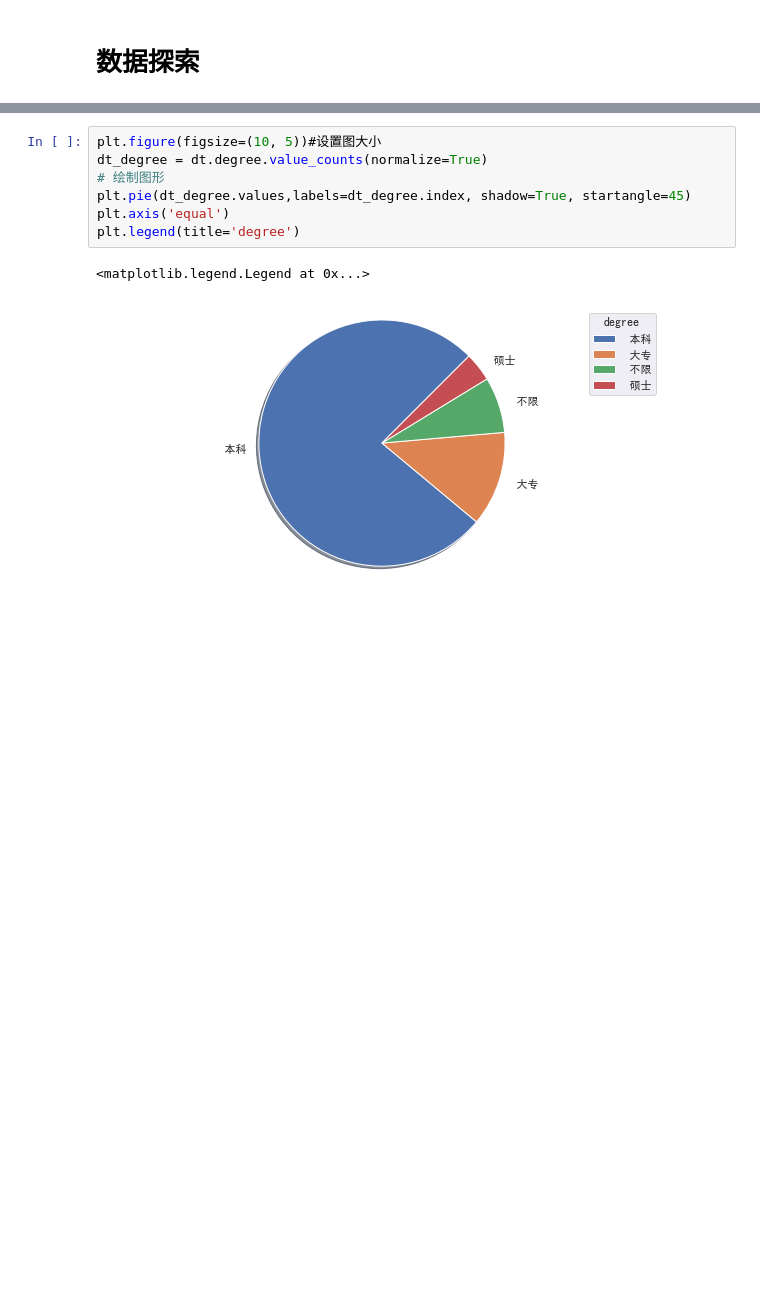
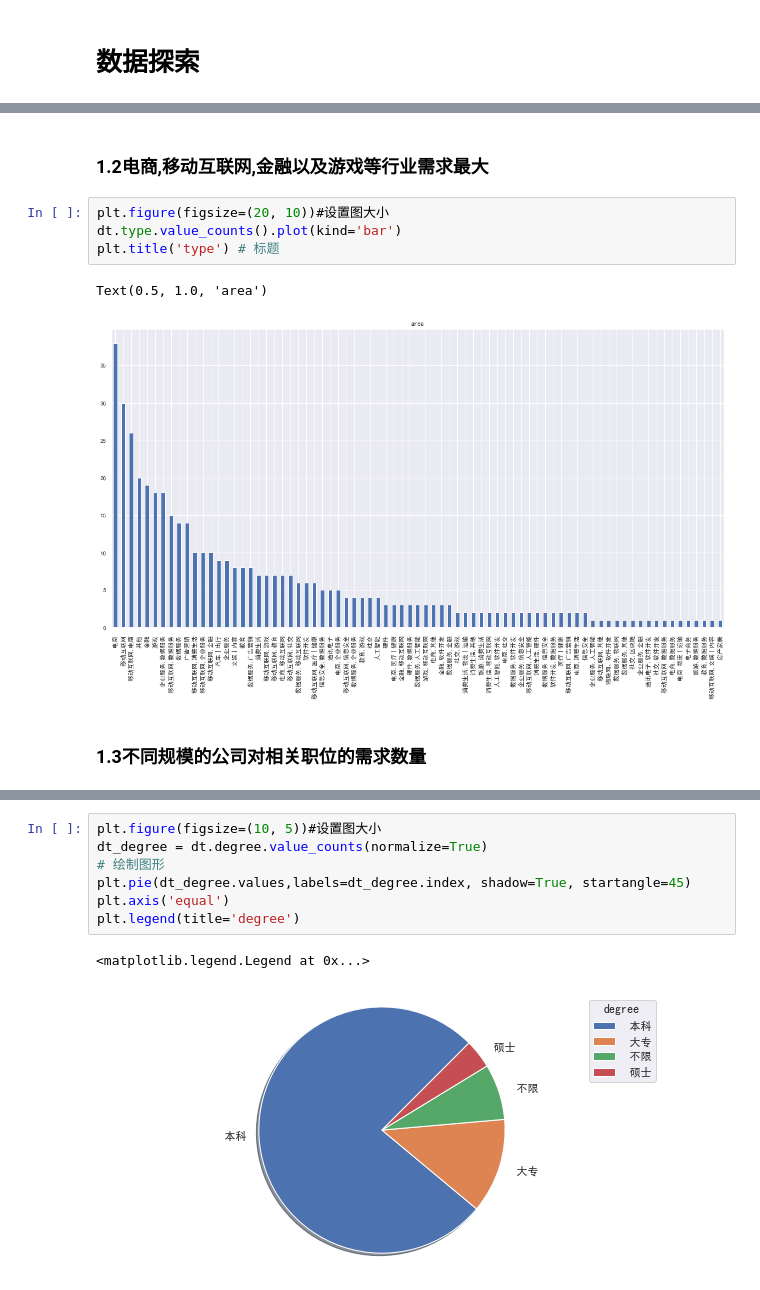
Before and after one commit to jeffcc6860/lagou, a Jupyter notebook: lagou_data.ipynb, the cells around one changed output, grey strips where cells are left out. Cells and saved outputs as stored; diff of their text form; blank space fills up the shorter version.

```diff
--- a/lagou_data.ipynb
+++ b/lagou_data.ipynb
@@ -46,0 +61,11 @@ dt.head()
+# %% [markdown]
+### 1.2电商,移动互联网,金融以及游戏等行业需求最大
+# %%
+plt.figure(figsize=(20, 10))#设置图大小
+dt.type.value_counts().plot(kind='bar')
+plt.title('type') # 标题
+# %% [output]
+Text(0.5, 1.0, 'area')
+[figure, added]
+# %% [markdown]
+### 1.3不同规模的公司对相关职位的需求数量
```
Also changed, not shown: parts of 14 cells of this notebook, 1 other file.
